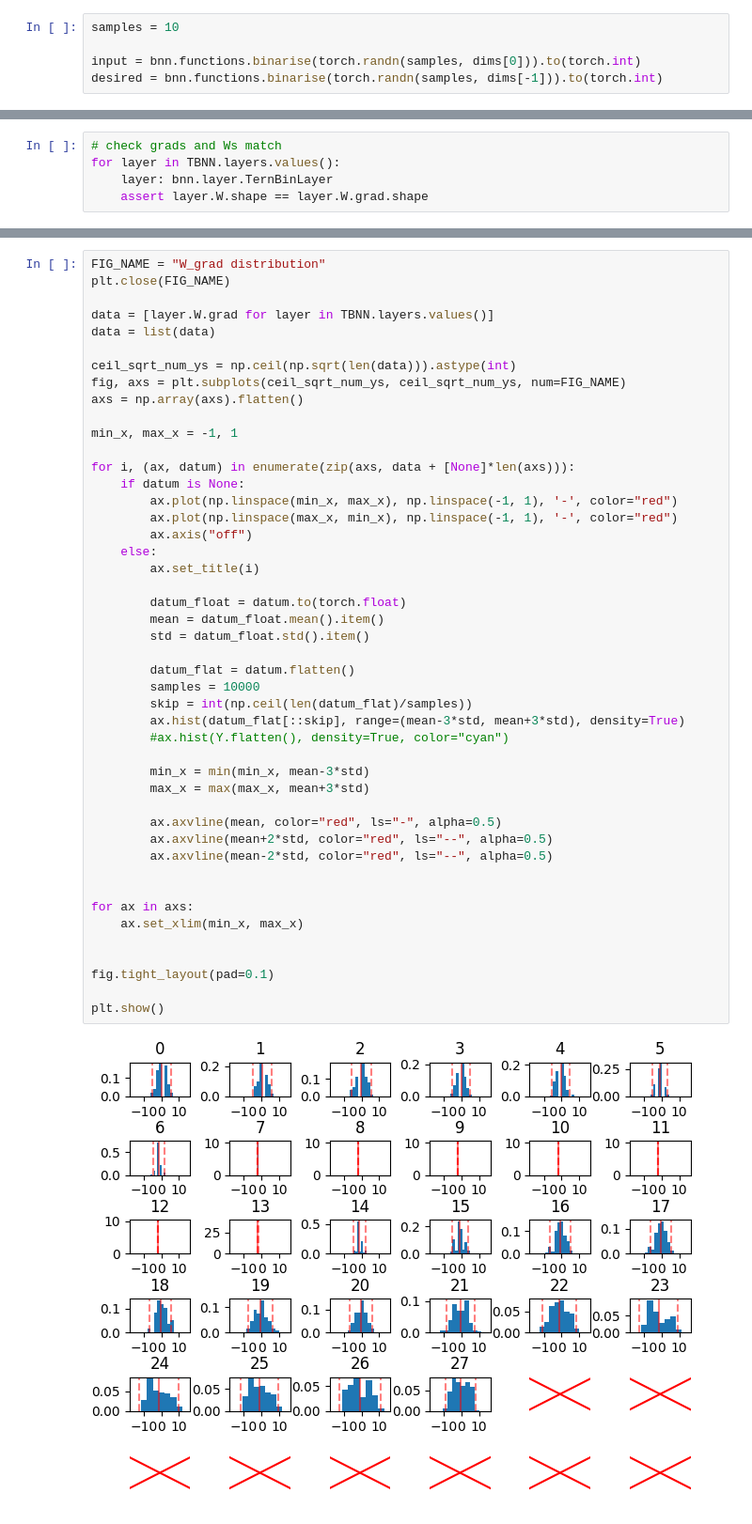
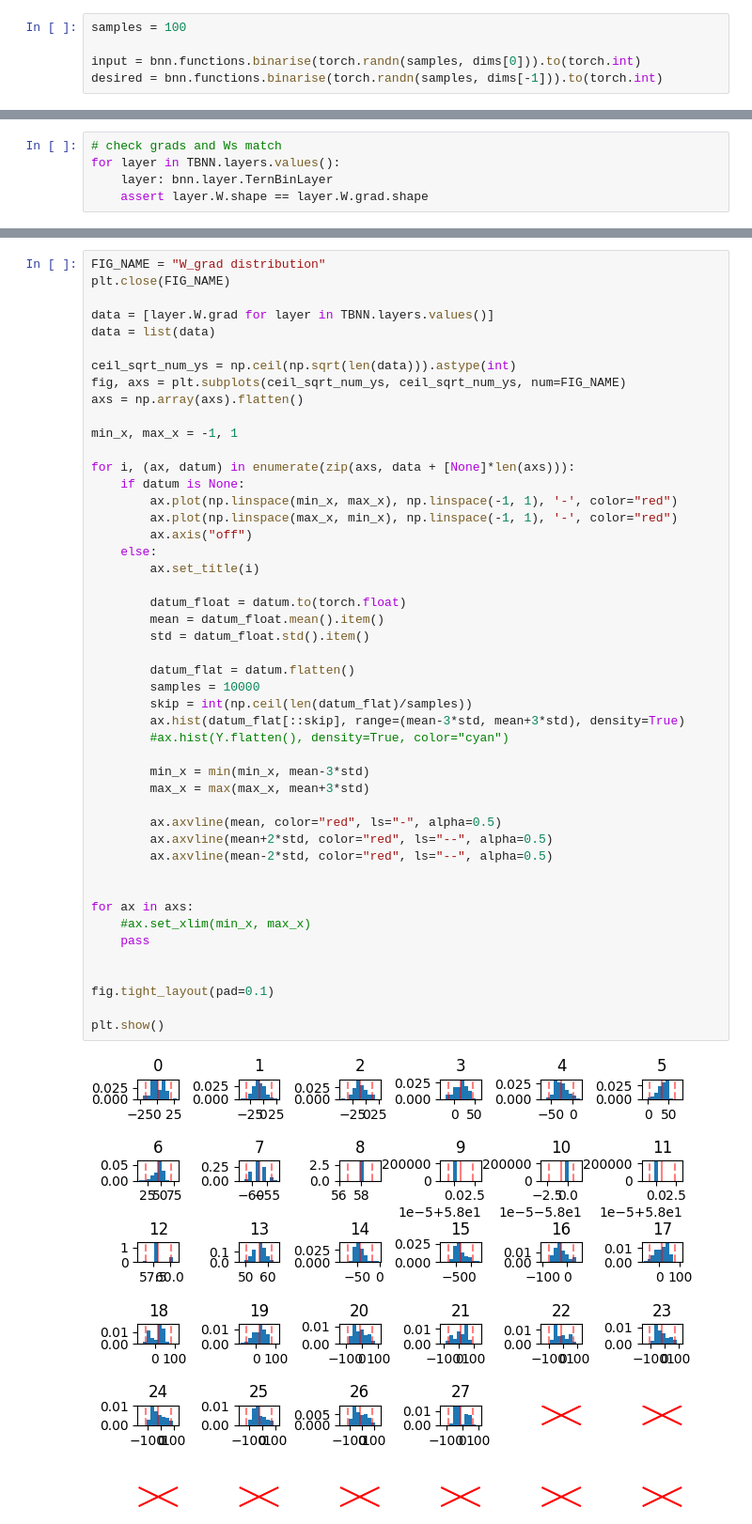
Before and after one commit to ryanjakecherian/bnn, a Jupyter notebook: notebooks/autograd.ipynb, the cells around one changed output, grey strips where cells are left out. Shown at 94% size. Drawn from its saved outputs; the diff is of its cells as text.

```diff
--- a/notebooks/autograd.ipynb
+++ b/notebooks/autograd.ipynb
@@ -26,7 +31,7 @@ for p in TBNN.parameters():
 
 assert all_ints
 # %%
-samples = 10
+samples = 100
 
 input = bnn.functions.binarise(torch.randn(samples, dims[0])).to(torch.int)
 desired = bnn.functions.binarise(torch.randn(samples, dims[-1])).to(torch.int)
@@ -136,35 +139,36 @@ for i, (ax, datum) in enumerate(zip(axs, data + [None]*len(axs))):
         ax.plot(np.linspace(max_x, min_x), np.linspace(-1, 1), '-', color="red")
         ax.axis("off")
     else:
         ax.set_title(i)
 
         datum_float = datum.to(torch.float)
         mean = datum_float.mean().item()
         std = datum_float.std().item()
 
         datum_flat = datum.flatten()
         samples = 10000
         skip = int(np.ceil(len(datum_flat)/samples))
         ax.hist(datum_flat[::skip], range=(mean-3*std, mean+3*std), density=True)
         #ax.hist(Y.flatten(), density=True, color="cyan")
 
         min_x = min(min_x, mean-3*std)
         max_x = max(max_x, mean+3*std)
 
         ax.axvline(mean, color="red", ls="-", alpha=0.5)
         ax.axvline(mean+2*std, color="red", ls="--", alpha=0.5)
         ax.axvline(mean-2*std, color="red", ls="--", alpha=0.5)
 
 
 for ax in axs:
-    ax.set_xlim(min_x, max_x)
+    #ax.set_xlim(min_x, max_x)
+    pass
 
 
 fig.tight_layout(pad=0.1)
 
 plt.show()
 # %% [output]
-[figure, old version]
+[figure, new version]
 # %%
 FIG_NAME = "activation distribution"
 plt.close(FIG_NAME)
```
Also changed, not shown: parts of 11 cells of this notebook.
